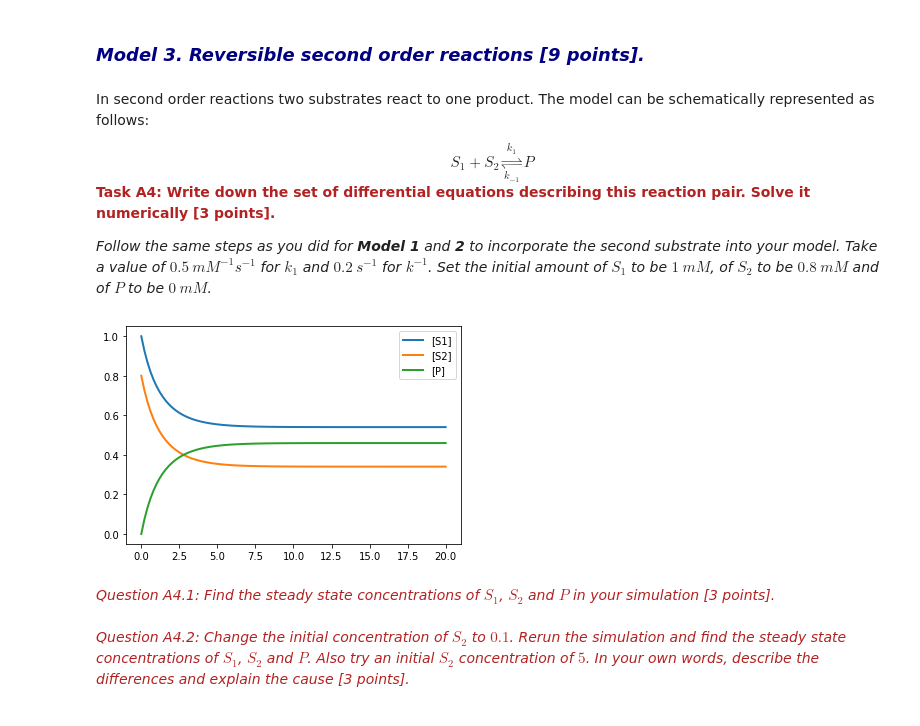
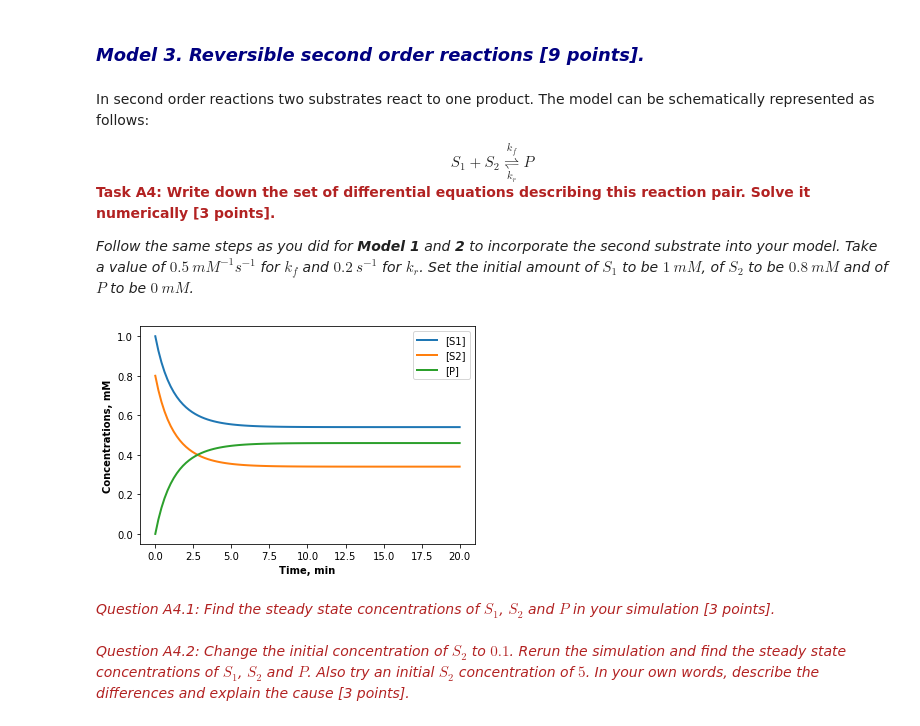
Before and after one commit to A2P2/Tools-of-Sys-Bio_RUG, a Jupyter notebook: 2020_Kinetic_modeling_in_Python_full.ipynb, the cells around one changed output. Saved outputs shown, nothing was run; the diff lists cells and outputs as text; code cells hidden in the pictures.

```diff
--- a/2020_Kinetic_modeling_in_Python_full.ipynb
+++ b/2020_Kinetic_modeling_in_Python_full.ipynb
@@ -124,14 +123,11 @@ import matplotlib.pyplot as plt
 In the Tellurium package a model is written in a text string, that contains the information mentioned in #1-4.
 Let's take a look at an example of a model string below.
 # %%
-  model_string='''
+  model_stringA2='''
   # Simple model of a first order reaction
   # Written by RUG Student, 2020
 
-  # Identify variables (species):
-  species S, P;
-
-  # Specify initial values:
+  # Identify variables and specify initial values:
   S = 1;  P = 0;
 
   # Reactions with rate laws:
@@ -157 +152,3 @@ Next step is to pass the created string to Tellurium,
+# %%
+modelA2 = te.loada(model_stringA2)
 # %% [markdown]
@@ -159,4 +156,2 @@ Next step is to pass the created string to Tellurium,
-# %%
-modelA2 = te.loada(model_string)                                         #Load the model string to Tellurium
 # %% [markdown]
 #### 6. Performing the simulation ####
@@ -287,12 +288,12 @@ modelA3.plot()
 # %% [markdown]
 In second order reactions two substrates react to one product. The model can be schematically represented as follows:
 
-<center>$ S_1 + S_2 \underset{k_{-1}}{\stackrel{k_1}{\rightleftharpoons}} P $</center>
+<center>$ S_1 + S_2 \underset{k_{r}}{\stackrel{k_f}{\rightleftharpoons}} P $</center>
 
 <font color='firebrick'><b>Task A4: Write down the set of differential equations describing this reaction pair. Solve it numerically [3 points].</b></font>
 
 
-*Follow the same steps as you did for **Model 1** and **2** to incorporate the second substrate into your model. Take a value of $0.5\ mM^{-1} s^{-1}$ for $k_1$ and $0.2\ s^{-1}$ for $k^{-1}$. Set the initial amount of $S_1$ to be $1\ mM$, of  $S_2$ to be $0.8\ mM$ and of $P$ to be $0\ mM$.*
+*Follow the same steps as you did for **Model 1** and **2** to incorporate the second substrate into your model. Take a value of $0.5\ mM^{-1} s^{-1}$ for $k_f$ and $0.2\ s^{-1}$ for $k_{r}$. Set the initial amount of $S_1$ to be $1\ mM$, of  $S_2$ to be $0.8\ mM$ and of $P$ to be $0\ mM$.*
 # %%
 #SIMULATE THE MODEL HERE
 #WRITE THE MODEL STRING HERE AND PASS IT TO TELLURIUM
@@ -304,21 +305,21 @@ model_stringA4='''
     S1=1; S2=0.8; P=0;
 
     // Reactions with rate laws:
-    R1: S1 + S2 -> P; k1*S1*S2-k2*P;
+    R1: S1 + S2 -> P; k_f*S1*S2-k_r*P;
 
     // Kinetic parameters:
-    k1=0.5; k2=0.2;
+    k_f=0.5; k_r=0.2;
 
 '''
 
 modelA4=te.loada(model_stringA4)  #load the model string to Tellurium
 # %%
 #PLOT THE RESULTS HERE
-modelA4.reset()
+modelA4.resetAll()
 modelA4.simulate(start=0,end=20, points=100)
-modelA4.plot()
+modelA4.plot(xtitle='Time, min',ytitle='Concentrations, mM')
 # %% [output]
-[figure, old version]
+[figure, new version]
 # %% [markdown]
 <font color='firebrick'><i>Question A4.1: Find the steady state concentrations of $S_1$, $S_2$ and $P$ in your simulation [3 points].</i></font>
 <br>
```
Also changed, not shown: parts of 69 cells of this notebook, 1 other file.
